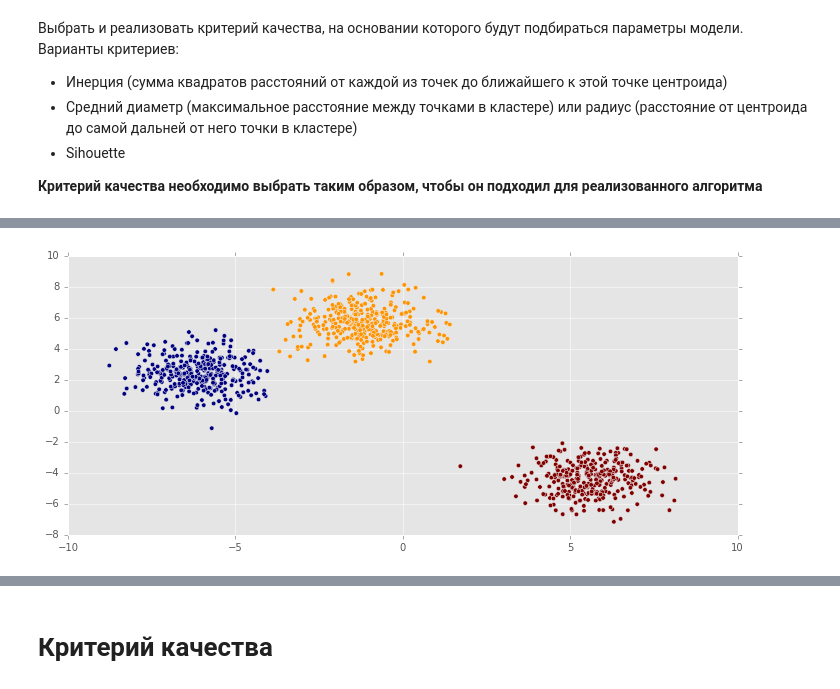
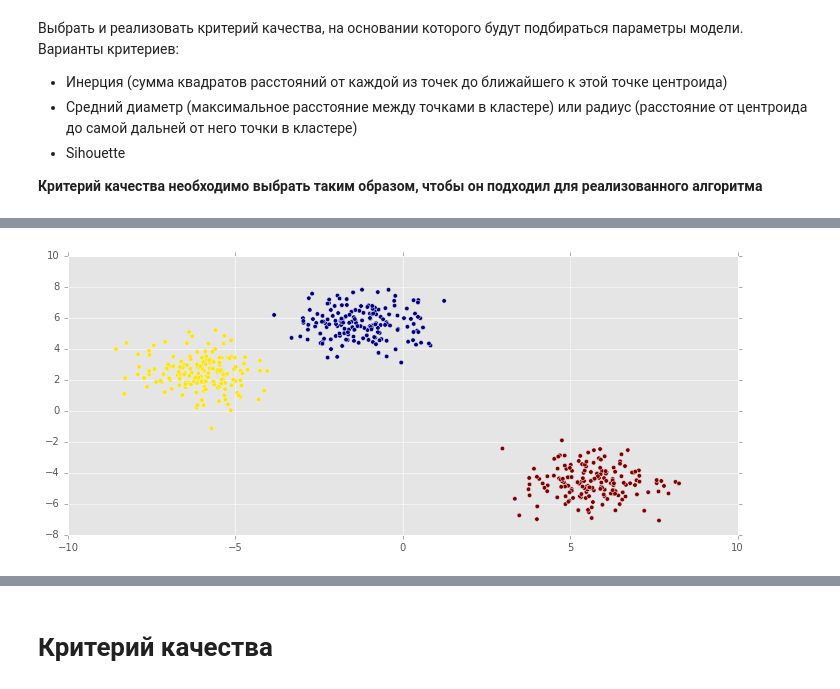
Before and after one commit to dokshina/dm_homework, a Jupyter notebook: dokshina_hw2.ipynb, the cells around one changed output, grey strips where cells are left out. Cells and saved outputs as stored; diff of their text form; code cells hidden in the pictures.

```diff
--- a/dokshina_hw2.ipynb
+++ b/dokshina_hw2.ipynb
@@ -96,4 +82,0 @@ bool
-# %%
-dct = {}
-for x, y in combinations(np.arange(4), 2):
-    dict.update
@@ -252,13 +226,12 @@ With average-linkage  Adjusted Rand index for iris is: 1.00
 # %%
 from sklearn.datasets import make_blobs
 from scipy.cluster.hierarchy import linkage, dendrogram, fcluster
-X, y = make_blobs(n_samples=1000, n_features=2, centers=3, cluster_std=1,
+X, y = make_blobs(n_samples=500, n_features=2, centers=3, cluster_std=1,
            center_box=(-10.0, 10.0), shuffle=False, random_state=1234)
 
-model = Hierarchical(k=3, linkage='average')
+model = Hierarchical(k=3, linkage='single')
 %time labels = model.fit_predict(X)
 
-Z = linkage(X, method='complete', metric='euclidean')
 
 plt.figure(figsize=(12, 5))
 plt.scatter(X[:,0], X[:, 1], c=labels)
@@ -269 +242 @@ Wall time: 1min
-[figure, old version]
+[figure, new version]
```
Also changed, not shown: parts of 11 cells of this notebook.
